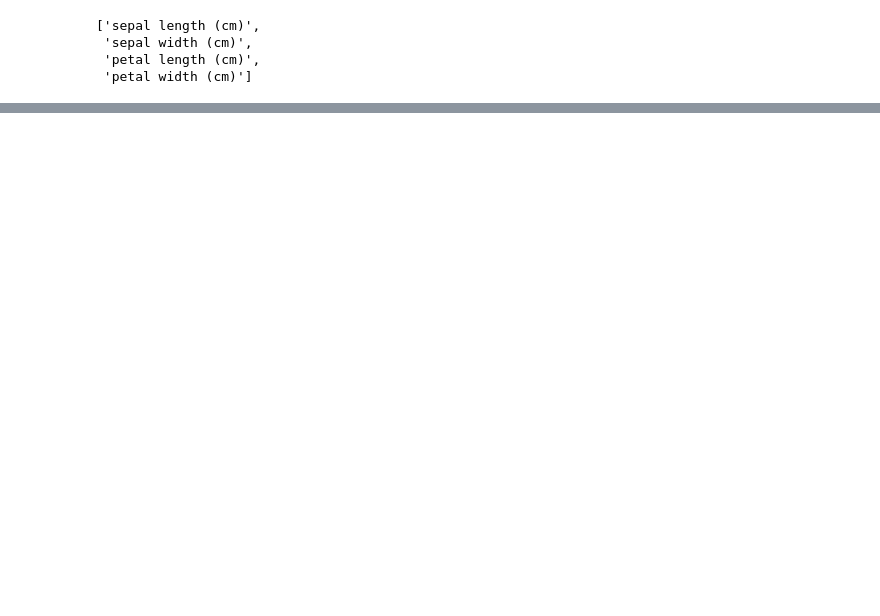
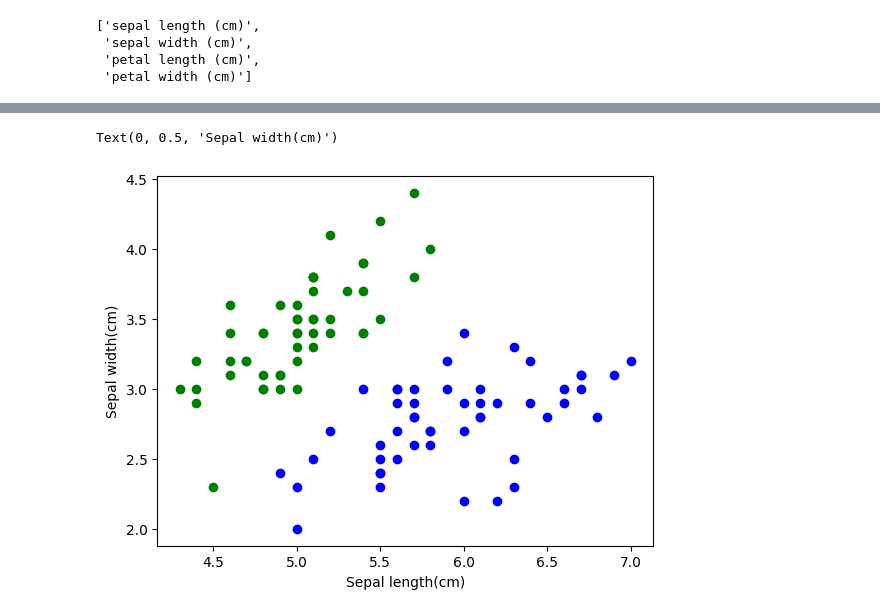
Before and after one commit to ngzhiwei517/Machine_Learning_Self-Learn, a Jupyter notebook: SVM.ipynb, the cells around one changed output, grey strips where cells are left out. Cells and saved outputs as stored; diff of their text form; code cells hidden in the pictures; blank space fills up the shorter version.

```diff
--- a/SVM.ipynb
+++ b/SVM.ipynb
@@ -28,0 +50,3 @@ df.head()
+# %%
+data['target']=iris.target
+data
@@ -28,0 +67,3 @@ df.head()
+# %%
+data['target_name']=data.target.apply(lambda x:iris.target_names[x])
+data
@@ -28,0 +124,4 @@ df.head()
+# %%
+d0=data[0:50]
+d1=data[50:100]
+d1
@@ -28,0 +146,9 @@ df.head()
+# %%
+import matplotlib.pyplot as plt
+plt.scatter(d0['sepal length (cm)'],d0['sepal width (cm)'],color='g')
+plt.scatter(d1['sepal length (cm)'],d1['sepal width (cm)'],color='b')
+plt.xlabel('Sepal length(cm)')
+plt.ylabel('Sepal width(cm)')
+# %% [output]
+Text(0, 0.5, 'Sepal width(cm)')
+[figure, added]
```
Also changed, not shown: parts of 41 cells of this notebook.
